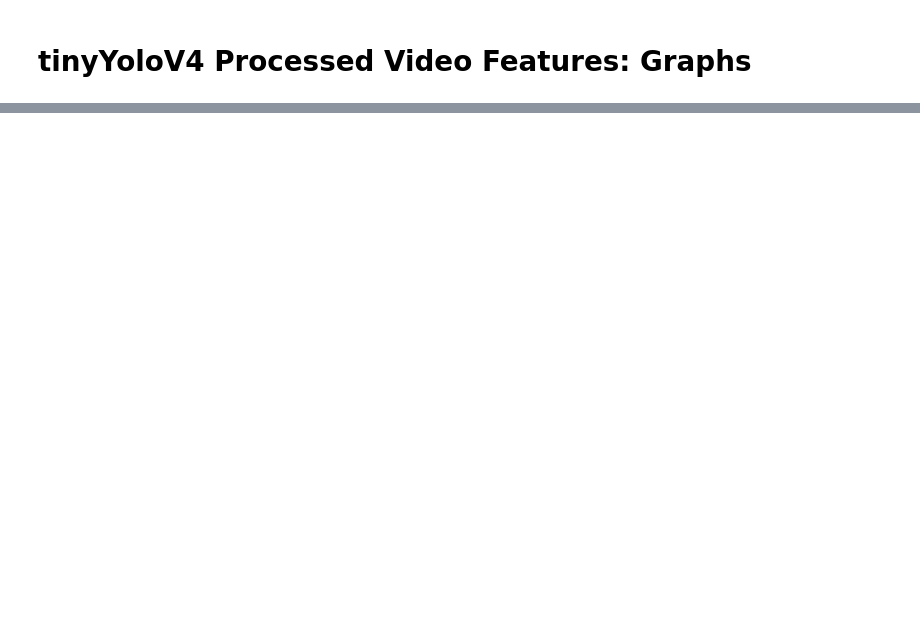
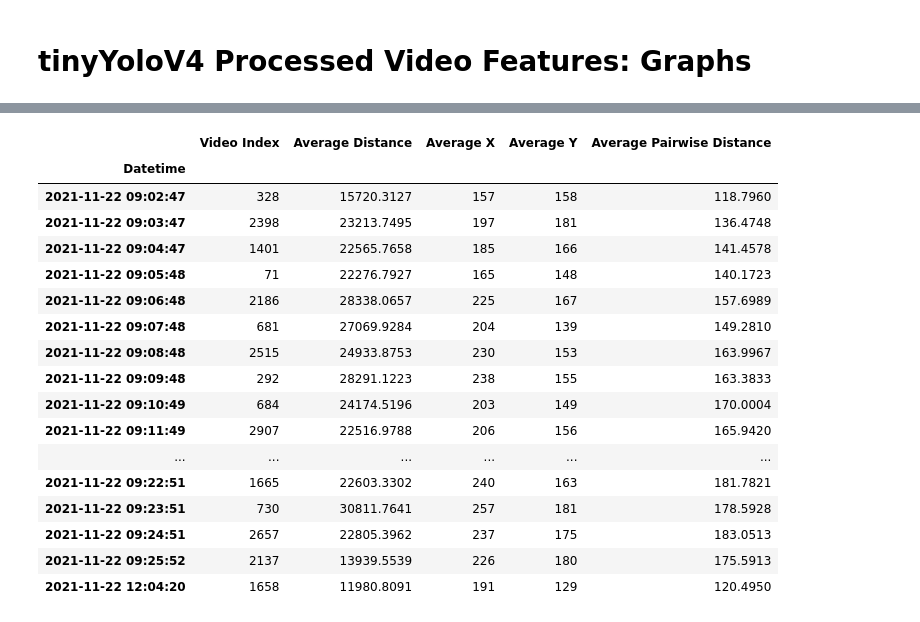
Before and after one commit to open-pisciculture/prueba_concepto, a Jupyter notebook: working_programs/yolo-pisciculturedb-tracking-opencv/graphs_csv.ipynb, the cells around one changed output, grey strips where cells are left out. Cells and saved outputs as stored; diff of their text form; code cells hidden in the pictures; blank space fills up the shorter version.

```diff
--- a/working_programs/yolo-pisciculturedb-tracking-opencv/graphs_csv.ipynb
+++ b/working_programs/yolo-pisciculturedb-tracking-opencv/graphs_csv.ipynb
@@ -35,0 +42,21 @@ extra_vars.plot(figsize=(20,5))
+# %%
+df_day2.sort_index().head(26)
+# %% [output]
+|  | Video Index | Average Distance | Average X | Average Y | Average Pairwise Distance |
+| Datetime |  |  |  |  |  |
+| 2021-11-22 09:02:47 | 328 | 15720.3127 | 157 | 158 | 118.7960 |
+| 2021-11-22 09:03:47 | 2398 | 23213.7495 | 197 | 181 | 136.4748 |
+| 2021-11-22 09:04:47 | 1401 | 22565.7658 | 185 | 166 | 141.4578 |
+| 2021-11-22 09:05:48 | 71 | 22276.7927 | 165 | 148 | 140.1723 |
+| 2021-11-22 09:06:48 | 2186 | 28338.0657 | 225 | 167 | 157.6989 |
+| 2021-11-22 09:07:48 | 681 | 27069.9284 | 204 | 139 | 149.2810 |
+| 2021-11-22 09:08:48 | 2515 | 24933.8753 | 230 | 153 | 163.9967 |
+| 2021-11-22 09:09:48 | 292 | 28291.1223 | 238 | 155 | 163.3833 |
+| 2021-11-22 09:10:49 | 684 | 24174.5196 | 203 | 149 | 170.0004 |
+| 2021-11-22 09:11:49 | 2907 | 22516.9788 | 206 | 156 | 165.9420 |
+| ... | ... | ... | ... | ... | ... |
+| 2021-11-22 09:22:51 | 1665 | 22603.3302 | 240 | 163 | 181.7821 |
+| 2021-11-22 09:23:51 | 730 | 30811.7641 | 257 | 181 | 178.5928 |
+| 2021-11-22 09:24:51 | 2657 | 22805.3962 | 237 | 175 | 183.0513 |
+| 2021-11-22 09:25:52 | 2137 | 13939.5539 | 226 | 180 | 175.5913 |
+| 2021-11-22 12:04:20 | 1658 | 11980.8091 | 191 | 129 | 120.4950 |
```
Also changed, not shown: parts of 5 cells of this notebook, 2 other files.
